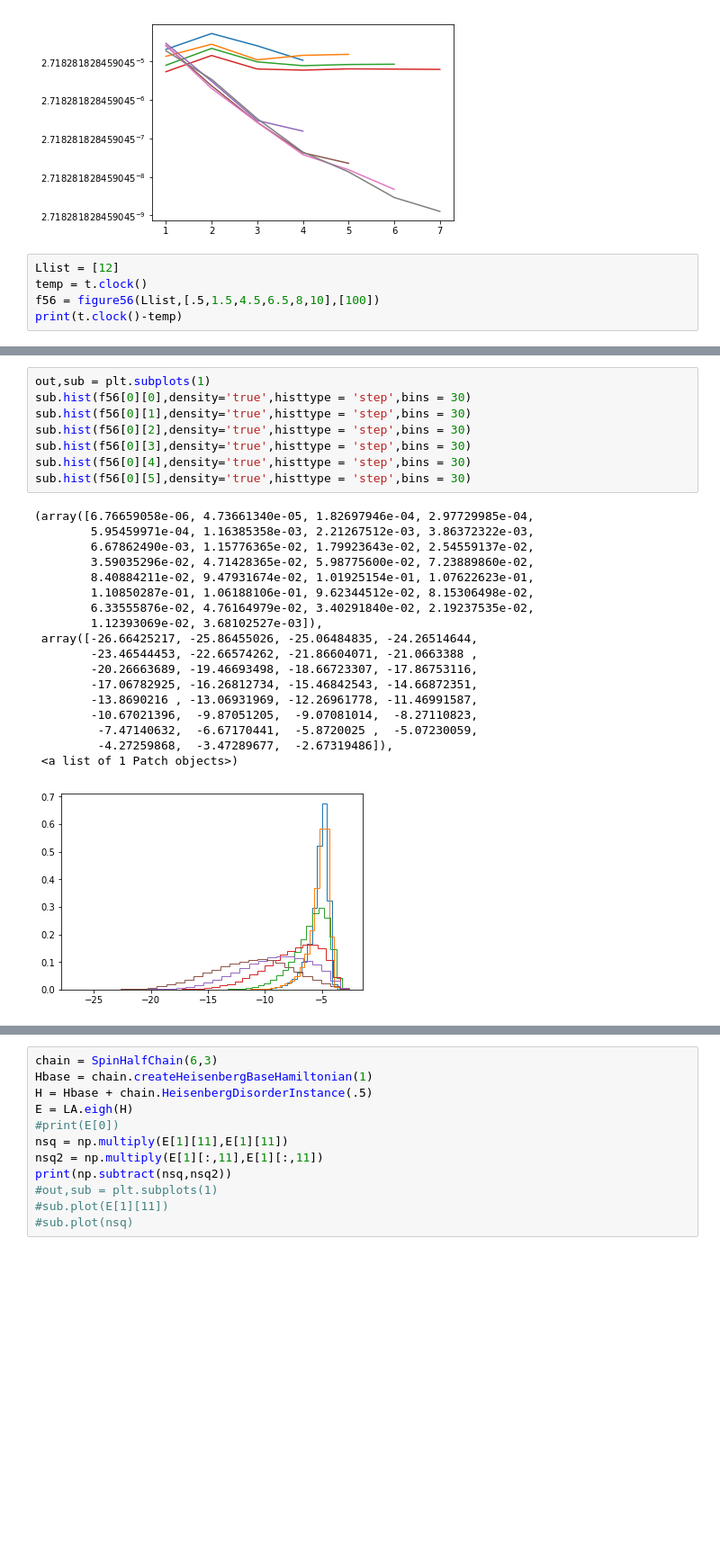
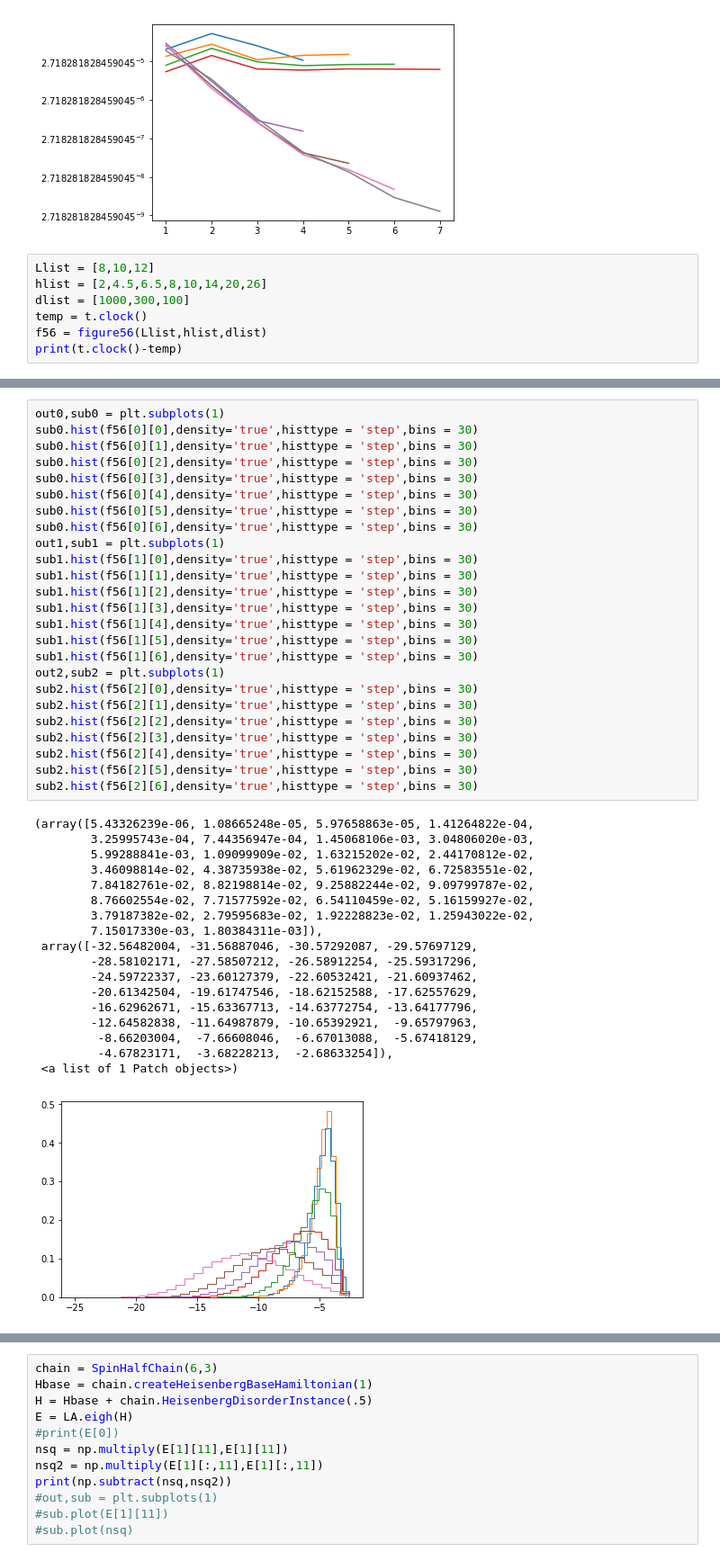
Before and after one commit to albertnbrown/MBL, a Jupyter notebook: Heisenberg.ipynb, the cells around one changed output, grey strips where cells are left out. Shown at 90% size. Cells and saved outputs as stored; diff of their text form; blank space fills up the shorter version.

```diff
--- a/Heisenberg.ipynb
+++ b/Heisenberg.ipynb
@@ -325,8 +328,10 @@ sub.semilogy(np.arange(1,Llist[3]//2+1), np.absolute(np.trim_zeros(f4[1,3],trim=
 [<matplotlib.lines.Line2D at 0x...>]
 [figure]
 # %%
-Llist = [12]
+Llist = [8,10,12]
+hlist = [2,4.5,6.5,8,10,14,20,26]
+dlist = [1000,300,100]
 temp = t.clock()
-f56 = figure56(Llist,[.5,1.5,4.5,6.5,8,10],[100])
+f56 = figure56(Llist,hlist,dlist)
 print(t.clock()-temp)
 # %% [output]
@@ -341,27 +355,44 @@ h = 10 finished.
-# %%
-out,sub = plt.subplots(1)
-sub.hist(f56[0][0],density='true',histtype = 'step',bins = 30)
-sub.hist(f56[0][1],density='true',histtype = 'step',bins = 30)
-sub.hist(f56[0][2],density='true',histtype = 'step',bins = 30)
-sub.hist(f56[0][3],density='true',histtype = 'step',bins = 30)
-sub.hist(f56[0][4],density='true',histtype = 'step',bins = 30)
-sub.hist(f56[0][5],density='true',histtype = 'step',bins = 30)
-# %% [output]
-(array([6.76659058e-06, 4.73661340e-05, 1.82697946e-04, 2.97729985e-04,
-        5.95459971e-04, 1.16385358e-03, 2.21267512e-03, 3.86372322e-03,
-        6.67862490e-03, 1.15776365e-02, 1.79923643e-02, 2.54559137e-02,
-        3.59035296e-02, 4.71428365e-02, 5.98775600e-02, 7.23889860e-02,
-        8.40884211e-02, 9.47931674e-02, 1.01925154e-01, 1.07622623e-01,
-        1.10850287e-01, 1.06188106e-01, 9.62344512e-02, 8.15306498e-02,
-        6.33555876e-02, 4.76164979e-02, 3.40291840e-02, 2.19237535e-02,
-        1.12393069e-02, 3.68102527e-03]),
- array([-26.66425217, -25.86455026, -25.06484835, -24.26514644,
-        -23.46544453, -22.66574262, -21.86604071, -21.0663388 ,
-        -20.26663689, -19.46693498, -18.66723307, -17.86753116,
-        -17.06782925, -16.26812734, -15.46842543, -14.66872351,
-        -13.8690216 , -13.06931969, -12.26961778, -11.46991587,
-        -10.67021396,  -9.87051205,  -9.07081014,  -8.27110823,
-         -7.47140632,  -6.67170441,  -5.8720025 ,  -5.07230059,
-         -4.27259868,  -3.47289677,  -2.67319486]),
- <a list of 1 Patch objects>)
-[figure, removed]
+# %%
+out0,sub0 = plt.subplots(1)
+sub0.hist(f56[0][0],density='true',histtype = 'step',bins = 30)
+sub0.hist(f56[0][1],density='true',histtype = 'step',bins = 30)
+sub0.hist(f56[0][2],density='true',histtype = 'step',bins = 30)
+sub0.hist(f56[0][3],density='true',histtype = 'step',bins = 30)
+sub0.hist(f56[0][4],density='true',histtype = 'step',bins = 30)
+sub0.hist(f56[0][5],density='true',histtype = 'step',bins = 30)
+sub0.hist(f56[0][6],density='true',histtype = 'step',bins = 30)
+out1,sub1 = plt.subplots(1)
+sub1.hist(f56[1][0],density='true',histtype = 'step',bins = 30)
+sub1.hist(f56[1][1],density='true',histtype = 'step',bins = 30)
+sub1.hist(f56[1][2],density='true',histtype = 'step',bins = 30)
+sub1.hist(f56[1][3],density='true',histtype = 'step',bins = 30)
+sub1.hist(f56[1][4],density='true',histtype = 'step',bins = 30)
+sub1.hist(f56[1][5],density='true',histtype = 'step',bins = 30)
+sub1.hist(f56[1][6],density='true',histtype = 'step',bins = 30)
+out2,sub2 = plt.subplots(1)
+sub2.hist(f56[2][0],density='true',histtype = 'step',bins = 30)
+sub2.hist(f56[2][1],density='true',histtype = 'step',bins = 30)
+sub2.hist(f56[2][2],density='true',histtype = 'step',bins = 30)
+sub2.hist(f56[2][3],density='true',histtype = 'step',bins = 30)
+sub2.hist(f56[2][4],density='true',histtype = 'step',bins = 30)
+sub2.hist(f56[2][5],density='true',histtype = 'step',bins = 30)
+sub2.hist(f56[2][6],density='true',histtype = 'step',bins = 30)
+# %% [output]
+(array([5.43326239e-06, 1.08665248e-05, 5.97658863e-05, 1.41264822e-04,
+        3.25995743e-04, 7.44356947e-04, 1.45068106e-03, 3.04806020e-03,
+        5.99288841e-03, 1.09099909e-02, 1.63215202e-02, 2.44170812e-02,
+        3.46098814e-02, 4.38735938e-02, 5.61962329e-02, 6.72583551e-02,
+        7.84182761e-02, 8.82198814e-02, 9.25882244e-02, 9.09799787e-02,
+        8.76602554e-02, 7.71577592e-02, 6.54110459e-02, 5.16159927e-02,
+        3.79187382e-02, 2.79595683e-02, 1.92228823e-02, 1.25943022e-02,
+        7.15017330e-03, 1.80384311e-03]),
+ array([-32.56482004, -31.56887046, -30.57292087, -29.57697129,
+        -28.58102171, -27.58507212, -26.58912254, -25.59317296,
+        -24.59722337, -23.60127379, -22.60532421, -21.60937462,
+        -20.61342504, -19.61747546, -18.62152588, -17.62557629,
+        -16.62962671, -15.63367713, -14.63772754, -13.64177796,
+        -12.64582838, -11.64987879, -10.65392921,  -9.65797963,
+         -8.66203004,  -7.66608046,  -6.67013088,  -5.67418129,
+         -4.67823171,  -3.68228213,  -2.68633254]),
+ <a list of 1 Patch objects>)
+[figure, added]
```
Also changed, not shown: parts of 4 cells of this notebook.
